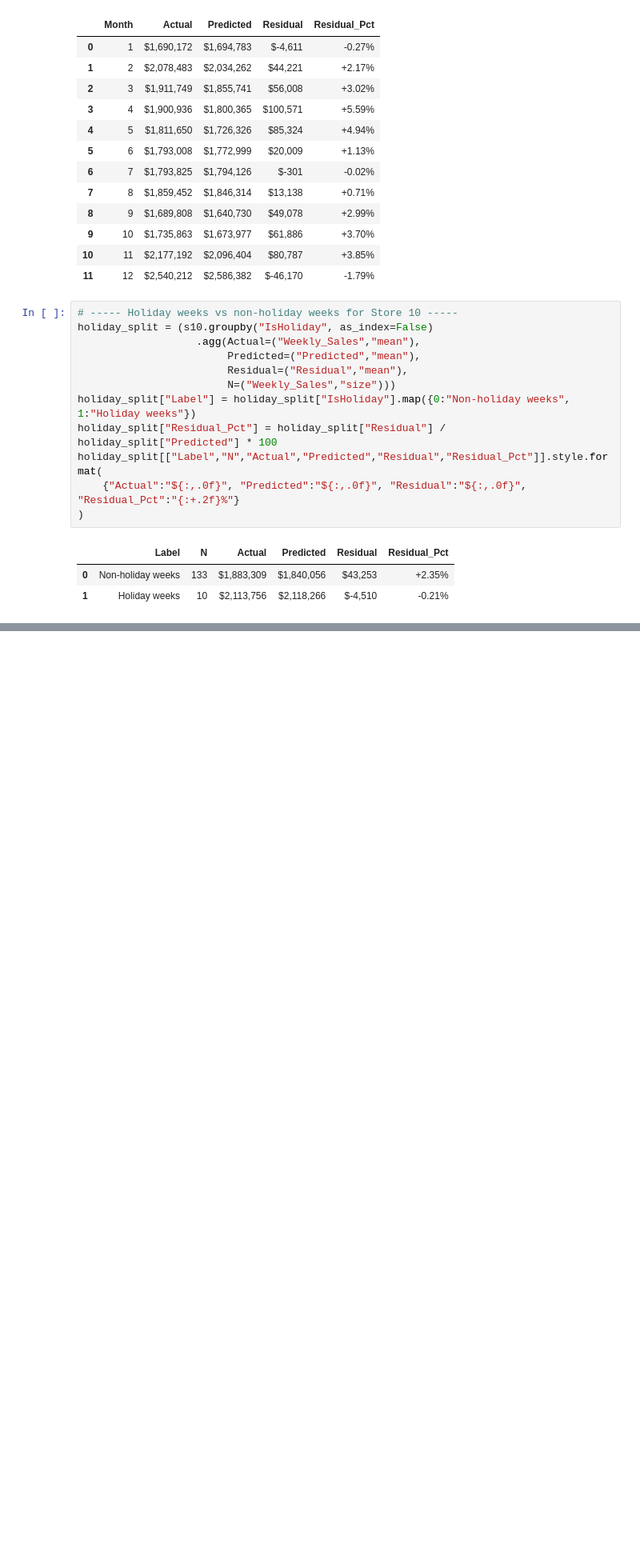
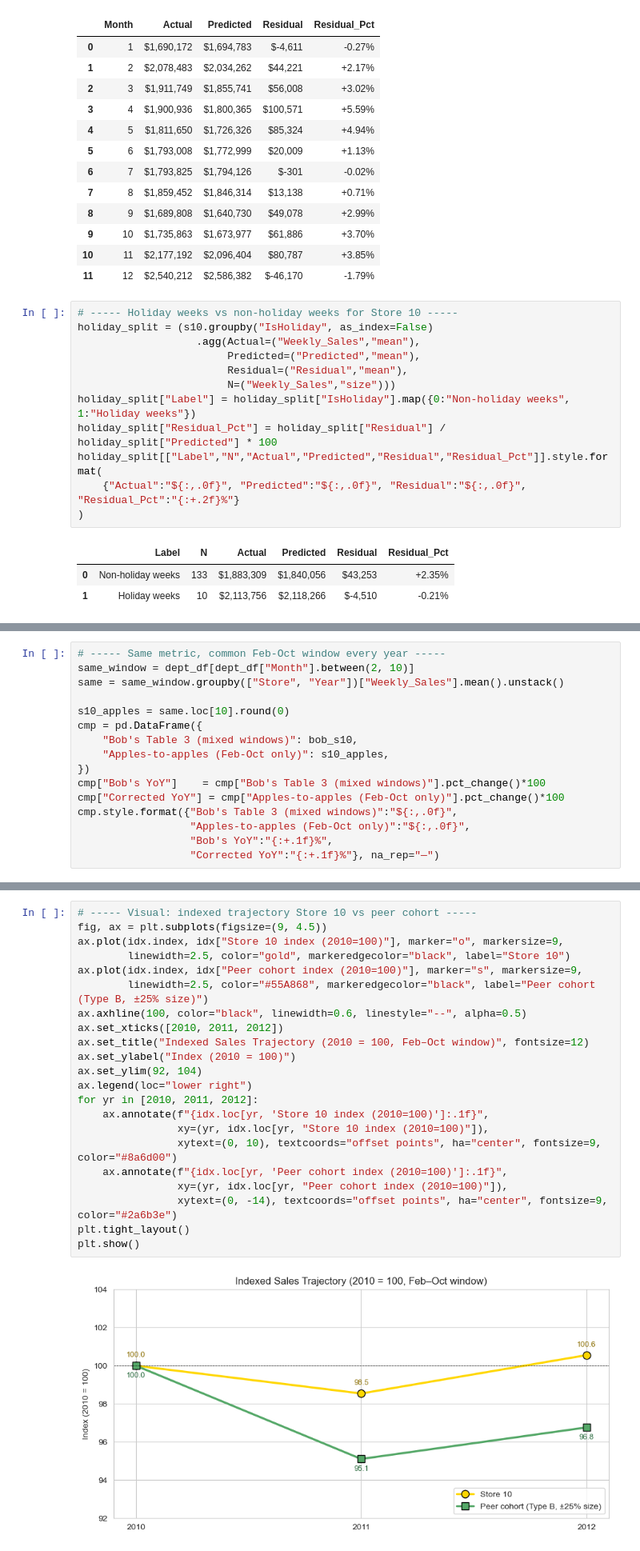
Before and after one commit to albertoquiroga-ctrl/ML-IPADE, a Jupyter notebook: Sessions/S3/Bobs_Report.ipynb, the cells around one changed output, grey strips where cells are left out. Shown at 80% size. Saved outputs shown, nothing was run; the diff lists cells and outputs as text; blank space fills up the shorter version.

```diff
--- a/Sessions/S3/Bobs_Report.ipynb
+++ b/Sessions/S3/Bobs_Report.ipynb
@@ -616,0 +681,16 @@ holiday_split[["Label","N","Actual","Predicted","Residual","Residual_Pct"]].styl
+# %%
+# ----- Same metric, common Feb-Oct window every year -----
+same_window = dept_df[dept_df["Month"].between(2, 10)]
+same = same_window.groupby(["Store", "Year"])["Weekly_Sales"].mean().unstack()
+
+s10_apples = same.loc[10].round(0)
+cmp = pd.DataFrame({
+    "Bob's Table 3 (mixed windows)": bob_s10,
+    "Apples-to-apples (Feb-Oct only)": s10_apples,
+})
+cmp["Bob's YoY"]    = cmp["Bob's Table 3 (mixed windows)"].pct_change()*100
+cmp["Corrected YoY"] = cmp["Apples-to-apples (Feb-Oct only)"].pct_change()*100
+cmp.style.format({"Bob's Table 3 (mixed windows)":"${:,.0f}",
+                  "Apples-to-apples (Feb-Oct only)":"${:,.0f}",
+                  "Bob's YoY":"{:+.1f}%",
+                  "Corrected YoY":"{:+.1f}%"}, na_rep="—")
@@ -616,0 +751,24 @@ holiday_split[["Label","N","Actual","Predicted","Residual","Residual_Pct"]].styl
+# %%
+# ----- Visual: indexed trajectory Store 10 vs peer cohort -----
+fig, ax = plt.subplots(figsize=(9, 4.5))
+ax.plot(idx.index, idx["Store 10 index (2010=100)"], marker="o", markersize=9,
+        linewidth=2.5, color="gold", markeredgecolor="black", label="Store 10")
+ax.plot(idx.index, idx["Peer cohort index (2010=100)"], marker="s", markersize=9,
+        linewidth=2.5, color="#55A868", markeredgecolor="black", label="Peer cohort (Type B, ±25% size)")
+ax.axhline(100, color="black", linewidth=0.6, linestyle="--", alpha=0.5)
+ax.set_xticks([2010, 2011, 2012])
+ax.set_title("Indexed Sales Trajectory (2010 = 100, Feb–Oct window)", fontsize=12)
+ax.set_ylabel("Index (2010 = 100)")
+ax.set_ylim(92, 104)
+ax.legend(loc="lower right")
+for yr in [2010, 2011, 2012]:
+    ax.annotate(f"{idx.loc[yr, 'Store 10 index (2010=100)']:.1f}",
+                xy=(yr, idx.loc[yr, "Store 10 index (2010=100)"]),
+                xytext=(0, 10), textcoords="offset points", ha="center", fontsize=9, color="#8a6d00")
+    ax.annotate(f"{idx.loc[yr, 'Peer cohort index (2010=100)']:.1f}",
+                xy=(yr, idx.loc[yr, "Peer cohort index (2010=100)"]),
+                xytext=(0, -14), textcoords="offset points", ha="center", fontsize=9, color="#2a6b3e")
+plt.tight_layout()
+plt.show()
+# %% [output]
+[figure, added]
```
Also changed, not shown: parts of 16 cells of this notebook.
